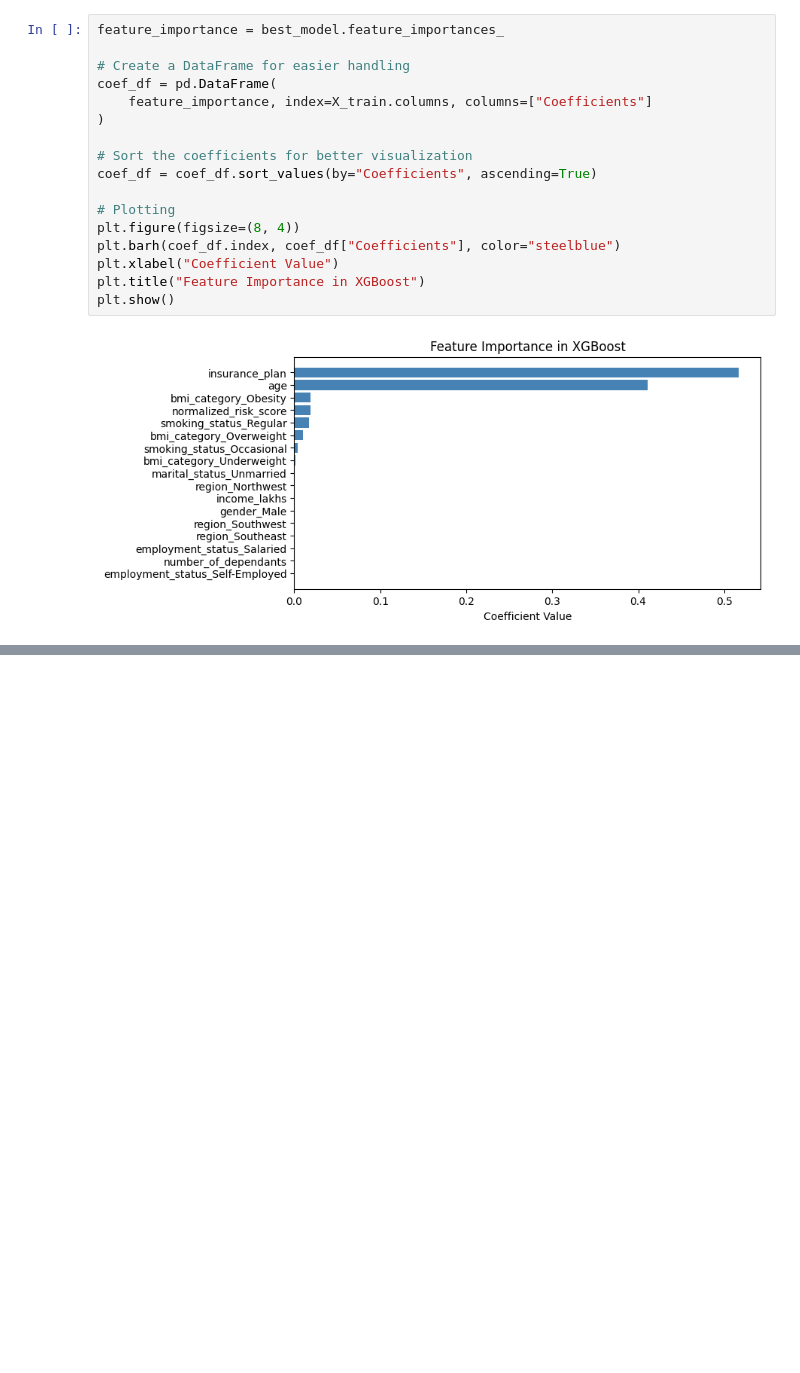
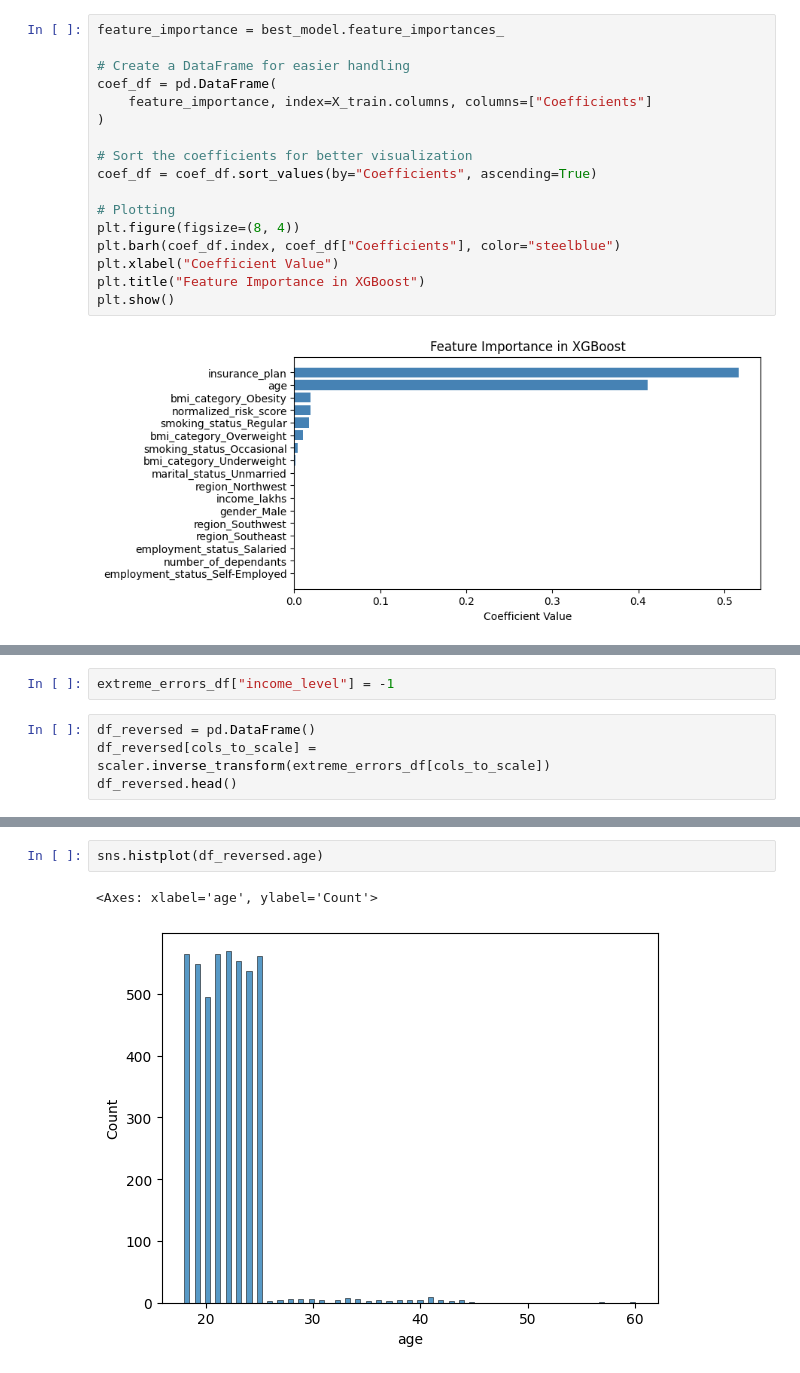
Before and after one commit to SakifKhan98/insurance-premium-prediction, a Jupyter notebook: insurance_premium_prediction.ipynb, the cells around one changed output, grey strips where cells are left out. Drawn from its saved outputs; the diff is of its cells as text; blank space fills up the shorter version.

```diff
--- a/insurance_premium_prediction.ipynb
+++ b/insurance_premium_prediction.ipynb
@@ -691,0 +802,6 @@ plt.show()
+# %%
+extreme_errors_df["income_level"] = -1
+# %%
+df_reversed = pd.DataFrame()
+df_reversed[cols_to_scale] = scaler.inverse_transform(extreme_errors_df[cols_to_scale])
+df_reversed.head()
@@ -691,0 +827,5 @@ plt.show()
+# %%
+sns.histplot(df_reversed.age)
+# %% [output]
+<Axes: xlabel='age', ylabel='Count'>
+[figure, added]
```
Also changed, not shown: parts of 12 cells of this notebook.
